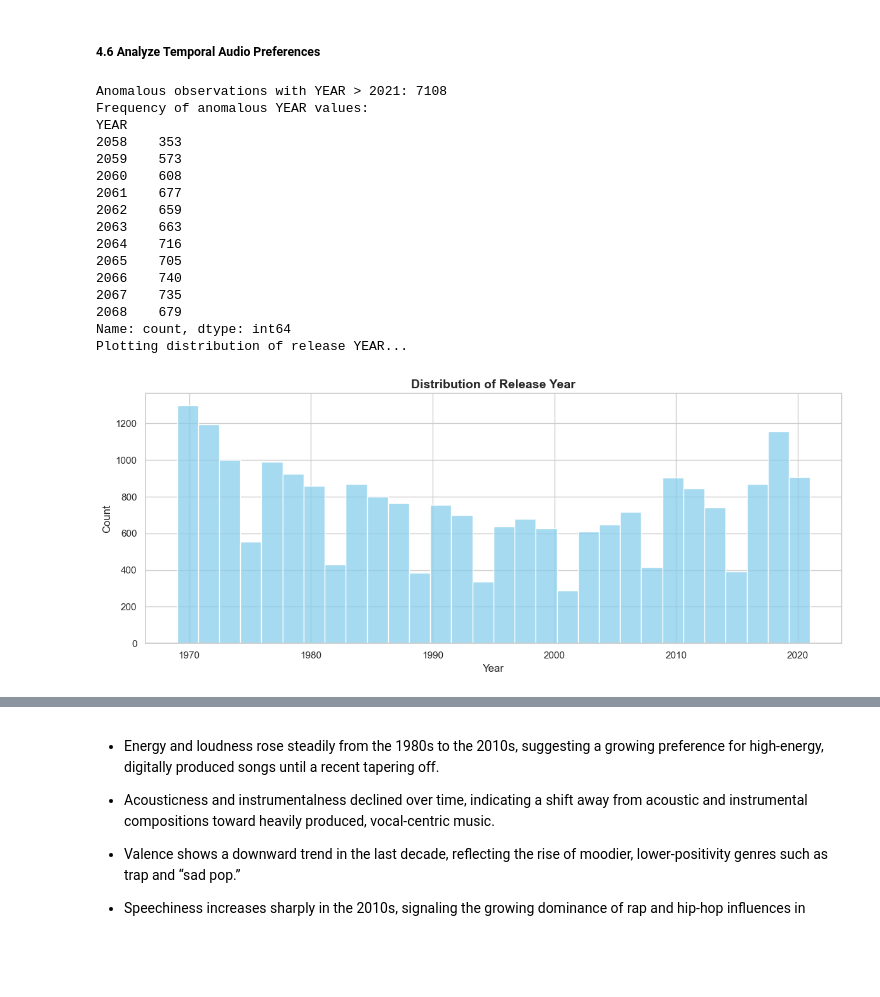
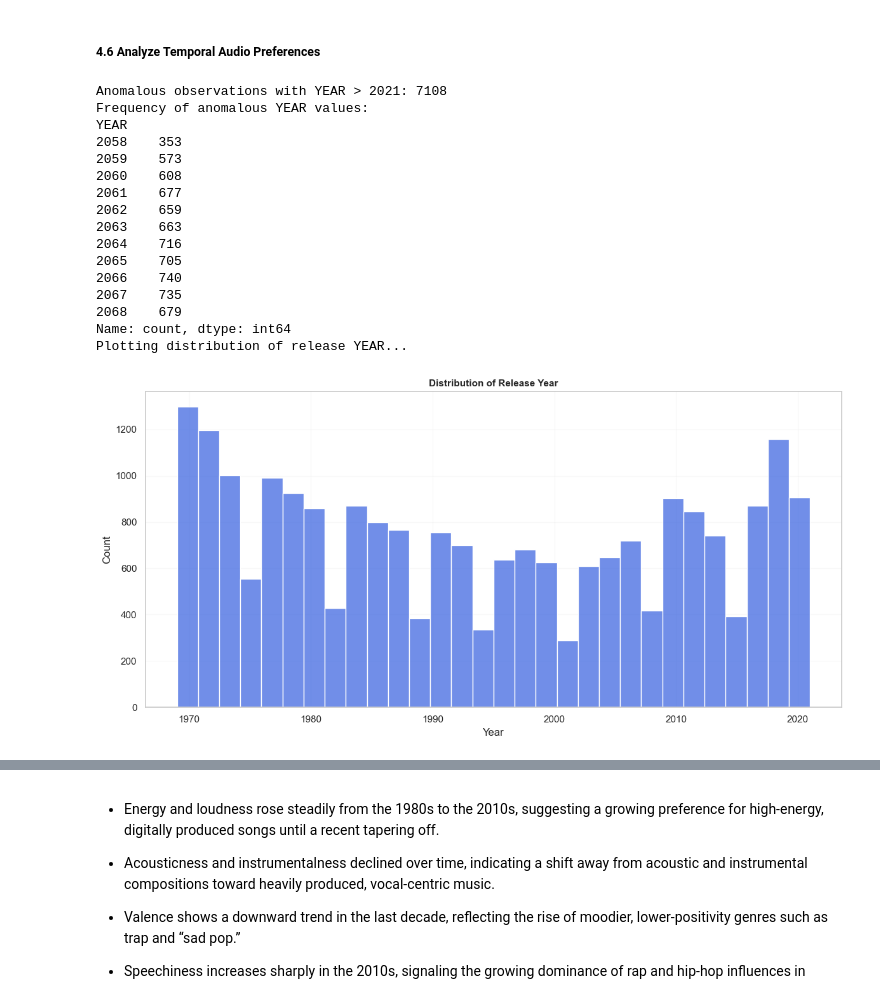
Before and after one commit to priyadarshanparida/media-success-prediction-buan6356, a Jupyter notebook: code/media-success.ipynb, the cells around one changed output, grey strips where cells are left out. Drawn from its saved outputs; the diff is of its cells as text; code cells hidden in the pictures; blank space fills up the shorter version.

```diff
--- a/code/media-success.ipynb
+++ b/code/media-success.ipynb
@@ -181,7 +193,7 @@ ms = ms.drop(columns=["TRACK_NAME", "TRACK_ARTIST"])
 numeric_cols = [
     "DANCEABILITY", "ENERGY", "LOUDNESS", "VALENCE", "TEMPO",
     "ACOUSTICNESS", "SPEECHINESS", "INSTRUMENTALNESS", "LIVENESS",
-    "POPULARITY", "DURATION"
+    "SPOTIFY_POPULARITY", "DURATION"
 ]
 
 for col in numeric_cols:
@@ -321,8 +333,8 @@ ms["FIRST_WEEK"].head(), ms["FIRST_WEEK"].isna().sum()
 # %% [markdown]
 ##### 4.1 Compute Statistics
 # %%
-if (ms["POPULARITY"] % 1 == 0).all():
-    ms["POPULARITY"] = ms["POPULARITY"].astype("int64")
+if (ms["SPOTIFY_POPULARITY"] % 1 == 0).all():
+    ms["SPOTIFY_POPULARITY"] = ms["SPOTIFY_POPULARITY"].astype("int64")
 
 # Describe numeric summary statistics
 ms.drop(columns=["HIT"]).describe(include="number", exclude="datetime")
@@ -691,34 +791,37 @@ print(f"Anomalous observations with YEAR > 2021: {ms[ms['YEAR'] > 2021].shape[0]
 
 # Create frequency table for YEAR
 print(f"Frequency of anomalous YEAR values:\n{ms[ms['YEAR'] > 2021]['YEAR'].value_counts().sort_index()}")
 
 print("Plotting distribution of release YEAR...")
 
-plt.figure(figsize=(12, 5))
-sns.histplot(ms[ms['YEAR'] <= 2021]['YEAR'], bins=30, kde=False, color="skyblue")
-plt.title("Distribution of Release Year", fontsize=14, weight="bold")
+plt.figure(figsize=(12, 6))
+sns.histplot(ms[ms['YEAR'] <= 2021]['YEAR'], bins=30, kde=False, color="royalblue")
+plt.title("Distribution of Release Year", fontsize=11, weight="bold")
+ax = plt.gca()
+ax.grid(True, alpha=0.15, linewidth=0.8)
+
 plt.xlabel("Year")
 plt.ylabel("Count")
 plt.tight_layout()
 plt.show()
 
 # Check basic stats for the new YEAR column
 print(ms["YEAR"].describe())
 # %% [output]
 Anomalous observations with YEAR > 2021: 7108
 Frequency of anomalous YEAR values:
 YEAR
 2058    353
 2059    573
 2060    608
 2061    677
 2062    659
 2063    663
 2064    716
 2065    705
 2066    740
 2067    735
 2068    679
 Name: count, dtype: int64
 Plotting distribution of release YEAR...
-[figure, old version]
+[figure, new version]
```
Also changed, not shown: parts of 55 cells of this notebook, 2 other files.
